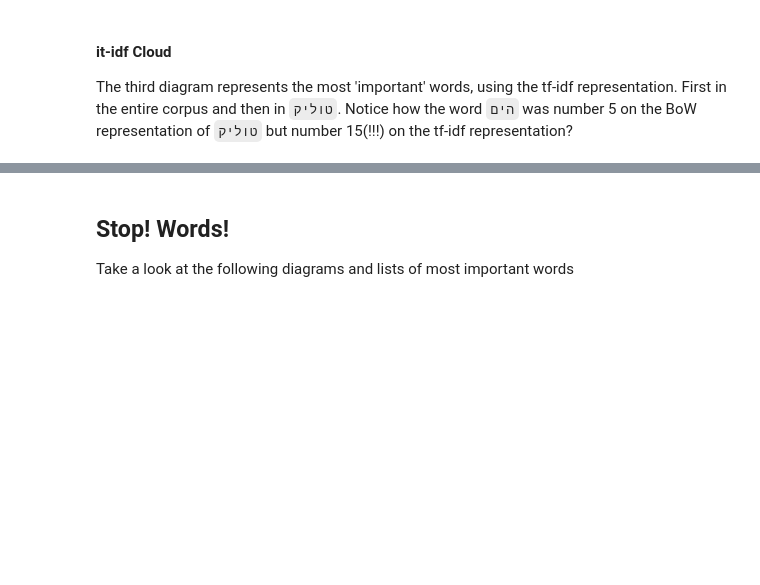
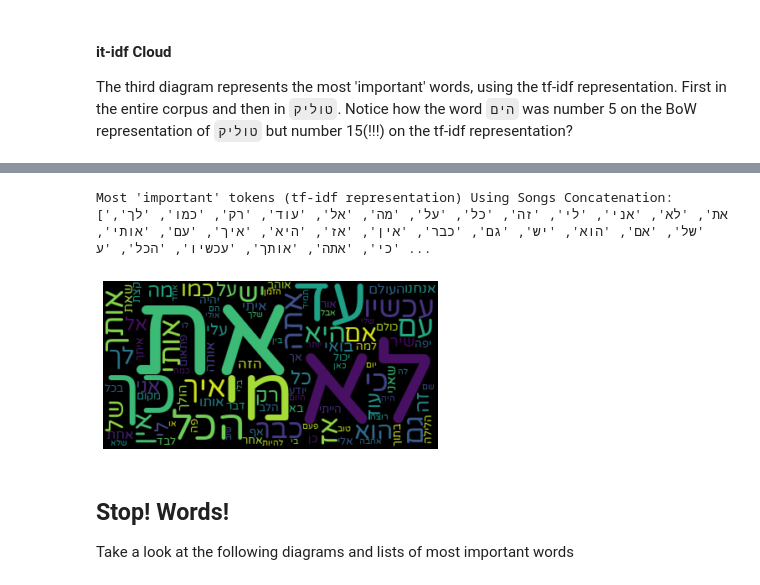
Before and after one commit to Bidusa-Kashani/MelodyMaster, a Jupyter notebook: 02 - Metrics & kNN/02 - Metrics&kNN.ipynb, the cells around one changed output, grey strips where cells are left out. Cells and saved outputs as stored; diff of their text form; code cells hidden in the pictures; blank space fills up the shorter version.

```diff
--- a/02 - Metrics & kNN/02 - Metrics&kNN.ipynb
+++ b/02 - Metrics & kNN/02 - Metrics&kNN.ipynb
@@ -222,3 +225,24 @@ Most 'important' tokens in טוליק (tf-idf representation):
+# %%
+long_songs = train_df[['artist','lyrics']].groupby(train_df['artist']).aggregate({'lyrics': 'sum'}).reset_index()
+vectorizer_tfidf_long = TfidfVectorizer(vocabulary=vocabulary,sublinear_tf=True)
+tfidf_train_long = vectorizer_tfidf_long.fit_transform(long_songs.lyrics)
+tfidf_by_words_long = tfidf_train_long.mean(axis=0)
+tfidf_inx_long = np.argsort(tfidf_by_words_long).tolist()[0][-k_best_words:]
+
+print("Most 'important' tokens (tf-idf representation) Using Songs Concatenation:")
+print([vocabulary[l] for l in tfidf_inx_long[::-1]])
+tfidf_text= ""
+for w in tfidf_inx_long:
+    tfidf_text += (vocabulary[w][::-1]+" w ") * math.ceil(100*tfidf_by_words_long[0,w])
+
+wordcloud = WordCloud(font_path='../hebrewFont.ttf',stopwords=['w'],font_step=3).generate(tfidf_text)
+plt.imshow(wordcloud, interpolation='bilinear')
+plt.axis("off")
+plt.show()
+# %% [output]
+Most 'important' tokens (tf-idf representation) Using Songs Concatenation:
+['את', 'לא', 'אני', 'לי', 'זה', 'כל', 'על', 'מה', 'אל', 'עוד', 'רק', 'כמו', 'לך', 'של', 'אם', 'הוא', 'יש', 'גם', 'כבר', 'אין', 'אז', 'היא', 'איך', 'עם', 'אותי', 'כי', 'אתה', 'אותך', 'עכשיו', 'הכל', 'ע ...
+[figure, added]
 # %% [markdown]
 ## Stop! Words!
 Take a look at the following diagrams and lists of most important words
```
Also changed, not shown: parts of 15 cells of this notebook, 1 other file.
